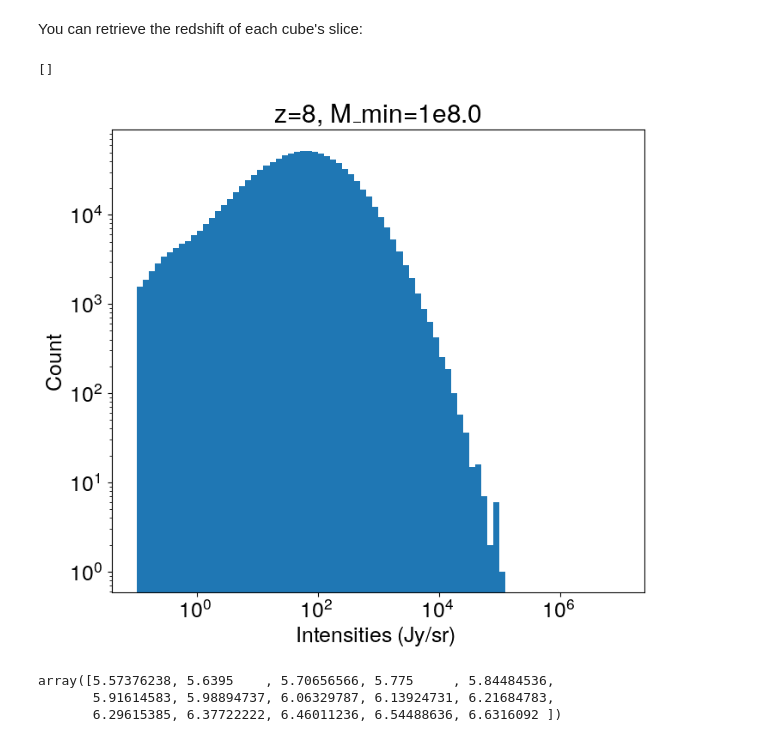
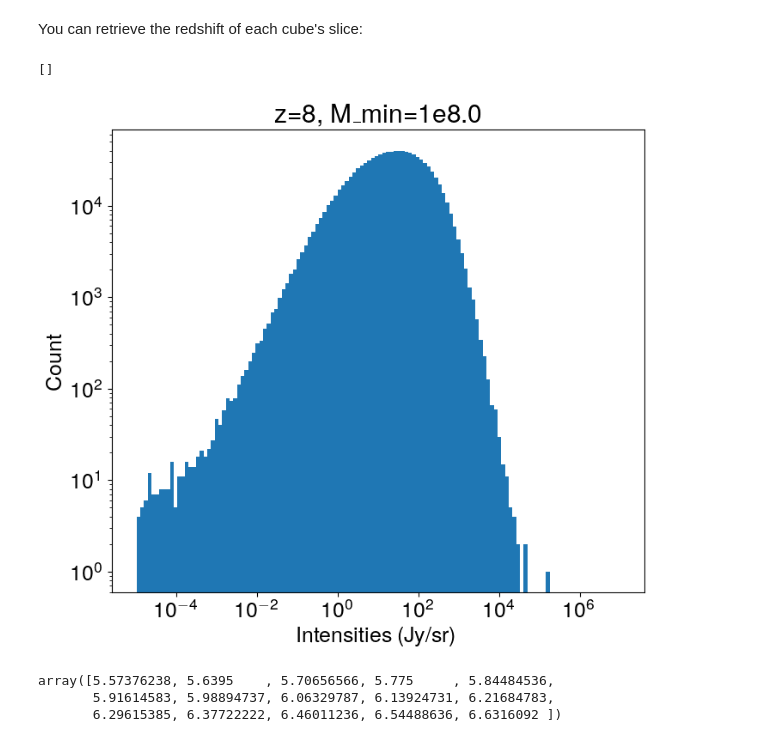
Before and after one commit to TreytonG/CITA_LIM, a Jupyter notebook: readmes/llm_readme_version2.ipynb, the cells around one changed output. Cells and saved outputs as stored; diff of their text form; code cells hidden in the pictures.

Commit message:
adding bursty star formation to MossCII, touching up params

```diff
--- a/readmes/llm_readme_version2.ipynb
+++ b/readmes/llm_readme_version2.ipynb
@@ -51,7 +51,7 @@ Then, we can load the lim model. The argument of `lim()` is the model chosen in
 # %%
 # Initialize LineModel with default model
 m = lim()
-m_cii = lim('Lichen_v4', doSim = True)
+m_cii = lim('Moss_v1_bursty', doSim = True)
 # %% [output]
 Input cosmological model does not match simulations
 Setting analytic cosmology to match simulation
@@ -204,14 +205,14 @@ cii_cube.flatten().size
 You can retrieve the redshift of each cube's slice:
 # %%
 min = np.log10(m_cii.Mmin.value)
-plt.hist(cii_cube.flatten().value, bins=np.logspace(-1, 7, 81)) #NOTE define bins in log
+plt.hist(cii_cube.flatten().value, bins=np.logspace(-5, 7, 131)) #NOTE define bins in log
 plt.title(f"z=8, M_min=1e{min}")
 plt.xlabel("Intensities (Jy/sr)")
 plt.ylabel("Count")
 plt.loglog()
 # %% [output]
 []
-[figure, old version]
+[figure, new version]
 # %%
 cube_zs = (m_cii.mapinst.nu_rest/m_cii.mapinst.nu_bincents) - 1
 cube_zs
```
Also changed, not shown: parts of 6 cells of this notebook, 3 other files.
